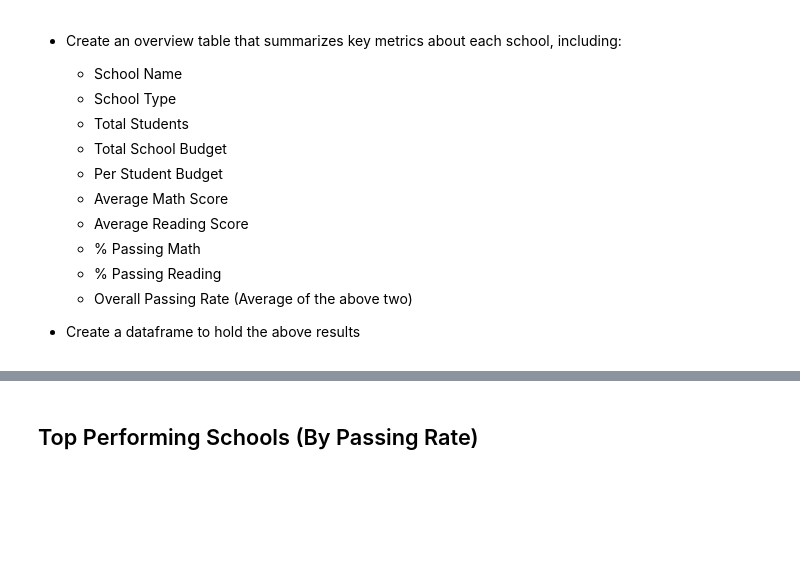
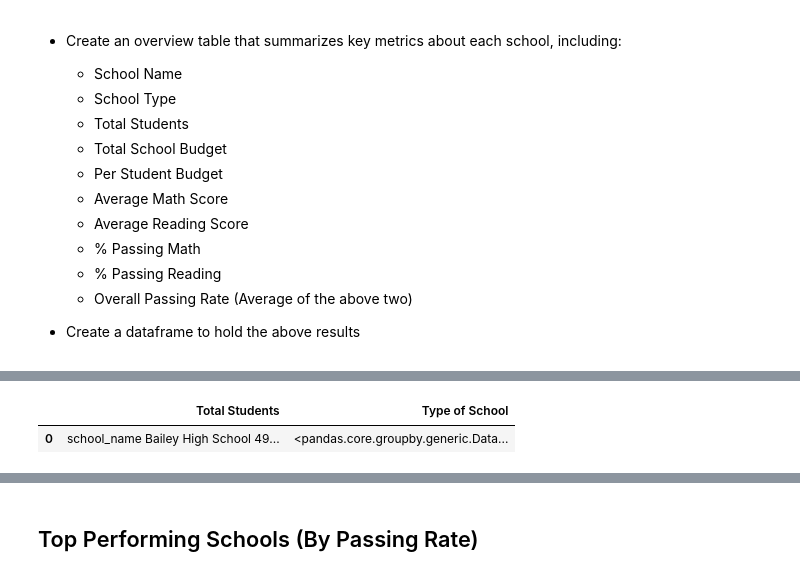
Before and after one commit to clayfranklin/PyCitySchools, a Jupyter notebook: Homework 4_PyCitySchools_PyCitySchools_starter.ipynb, the cells around one changed output, grey strips where cells are left out. Cells and saved outputs as stored; diff of their text form; code cells hidden in the pictures; blank space fills up the shorter version.

```diff
--- a/Homework 4_PyCitySchools_PyCitySchools_starter.ipynb
+++ b/Homework 4_PyCitySchools_PyCitySchools_starter.ipynb
@@ -128,0 +152,3 @@ Summary_table
+# %%
+totals_by_school = group_school["Student ID"].count()
+totals_by_school
@@ -128,0 +181,7 @@ Summary_table
+# %%
+group_summary = pd.DataFrame({"Total Students": [totals_by_school],
+                             "Type of School": [group_school_type]})
+group_summary
+# %% [output]
+|  | Total Students | Type of School |
+| 0 | school_name Bailey High School 49... | <pandas.core.groupby.generic.Data... |
```
Also changed, not shown: parts of 4 cells of this notebook.
